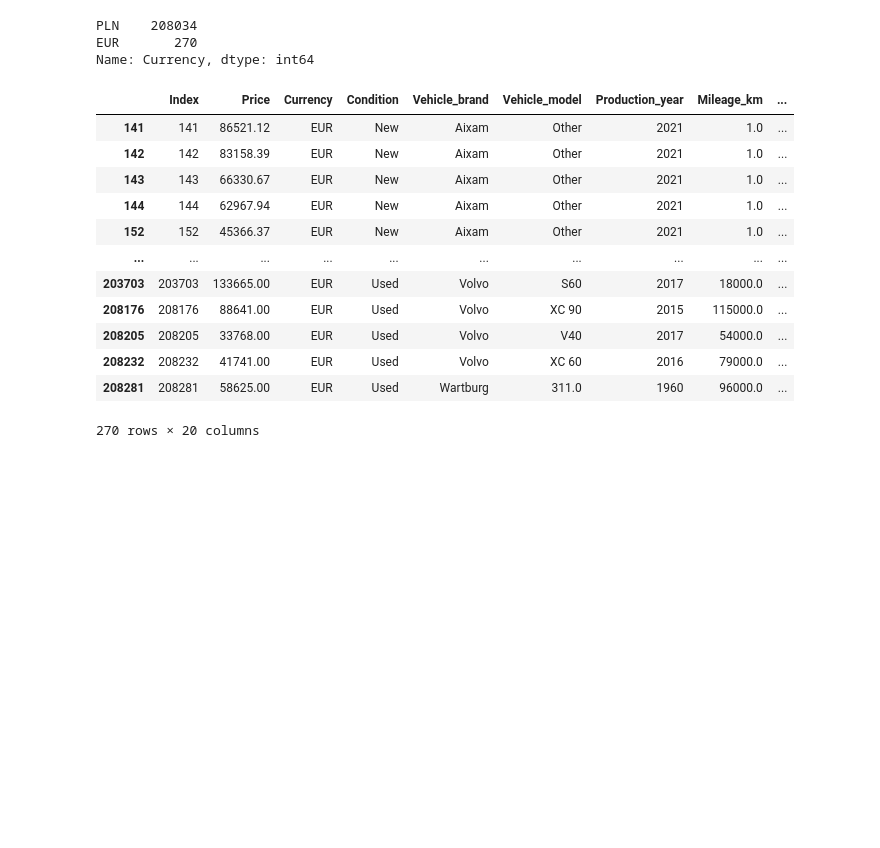
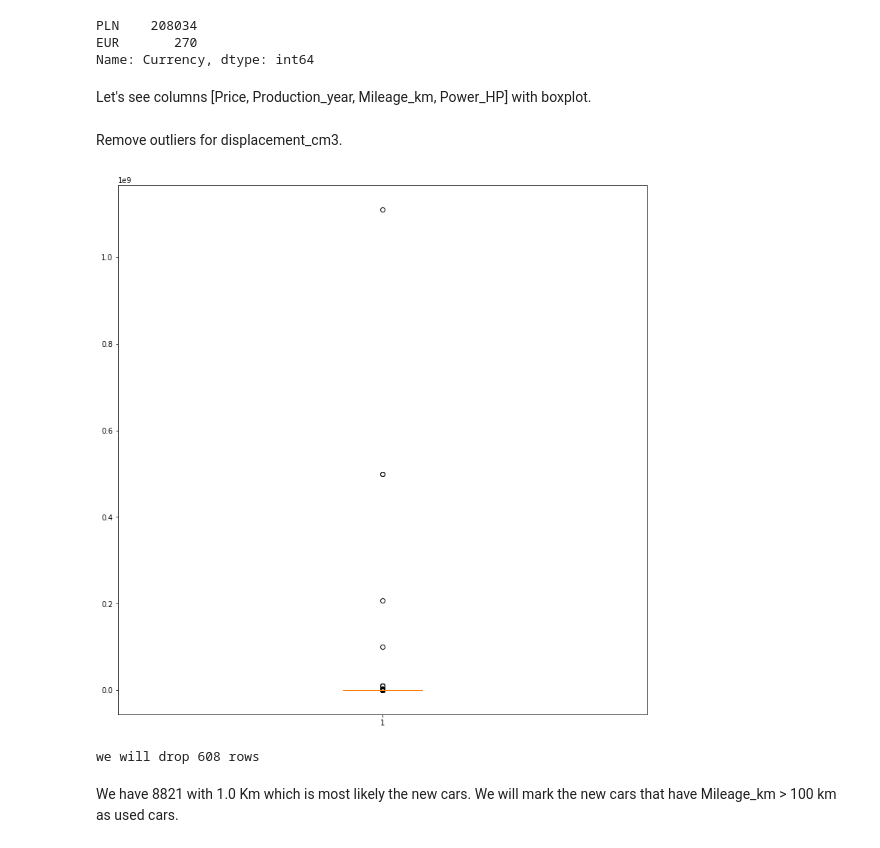
Before and after one commit to ssary/poland-cars-sales-EDA, a Jupyter notebook: Assignment1.ipynb, the cells around one changed output. Saved outputs shown, nothing was run; the diff lists cells and outputs as text; code cells hidden in the pictures; blank space fills up the shorter version.

Commit message:
Remove outliers for Mileage_km and change condition to used

```diff
--- a/Assignment1.ipynb
+++ b/Assignment1.ipynb
@@ -259,20 +259,33 @@ Name: Currency, dtype: int64
 df_EUR = df.loc[df['Currency'] == 'EUR']
 for i in df_EUR['Index']:
     df.at[i, 'Price'] = df.at[i, 'Price'] * 4.69
-
-df_EUR = df.loc[df['Currency'] == 'EUR']
-df_EUR
-# %% [output]
-|  | Index | Price | Currency | Condition | Vehicle_brand | Vehicle_model | Production_year | Mileage_km | ... |
-| 141 | 141 | 86521.12 | EUR | New | Aixam | Other | 2021 | 1.0 | ... |
-| 142 | 142 | 83158.39 | EUR | New | Aixam | Other | 2021 | 1.0 | ... |
-| 143 | 143 | 66330.67 | EUR | New | Aixam | Other | 2021 | 1.0 | ... |
-| 144 | 144 | 62967.94 | EUR | New | Aixam | Other | 2021 | 1.0 | ... |
-| 152 | 152 | 45366.37 | EUR | New | Aixam | Other | 2021 | 1.0 | ... |
-| ... | ... | ... | ... | ... | ... | ... | ... | ... | ... |
-| 203703 | 203703 | 133665.00 | EUR | Used | Volvo | S60 | 2017 | 18000.0 | ... |
-| 208176 | 208176 | 88641.00 | EUR | Used | Volvo | XC 90 | 2015 | 115000.0 | ... |
-| 208205 | 208205 | 33768.00 | EUR | Used | Volvo | V40 | 2017 | 54000.0 | ... |
-| 208232 | 208232 | 41741.00 | EUR | Used | Volvo | XC 60 | 2016 | 79000.0 | ... |
-| 208281 | 208281 | 58625.00 | EUR | Used | Wartburg | 311.0 | 1960 | 96000.0 | ... |
-270 rows × 20 columns
+# %% [markdown]
+Let's see columns [Price, Production_year, Mileage_km, Power_HP] with boxplot.
+# %%
+droped_df = df.dropna()
+# %% [markdown]
+Remove outliers for displacement_cm3.
+# %%
+import matplotlib.pyplot as plt
+import numpy as np
+
+# Boxplot before removing outliers
+fig = plt.figure(figsize=(10,10))
+ax = fig.add_axes([0,0,1,1])
+bp = ax.boxplot(droped_df['Mileage_km'])
+# %% [output]
+[figure, added]
+# %%
+# Remove outliers for Mileage_km
+Q1 = droped_df['Mileage_km'].quantile(0.25)
+Q3 = droped_df['Mileage_km'].quantile(0.75)
+IQR = Q3 - Q1
+filter_mask = (droped_df['Mileage_km'] >= Q1 - 1.5*IQR) & (droped_df['Mileage_km'] <= Q3 + 1.5*IQR)
+outliersToBeDropped =droped_df.shape[0] - droped_df.loc[filter_mask].shape[0]
+print(f'we will drop {outliersToBeDropped} rows')
+droped_df = droped_df.loc[filter_mask]
+# %% [output]
+we will drop 608 rows
+# %% [markdown]
+We have 8821 with 1.0 Km which is most likely the new cars.
+We will mark the new cars that have Mileage_km > 100 km as used cars.
```
Also changed, not shown: parts of 4 cells of this notebook.
